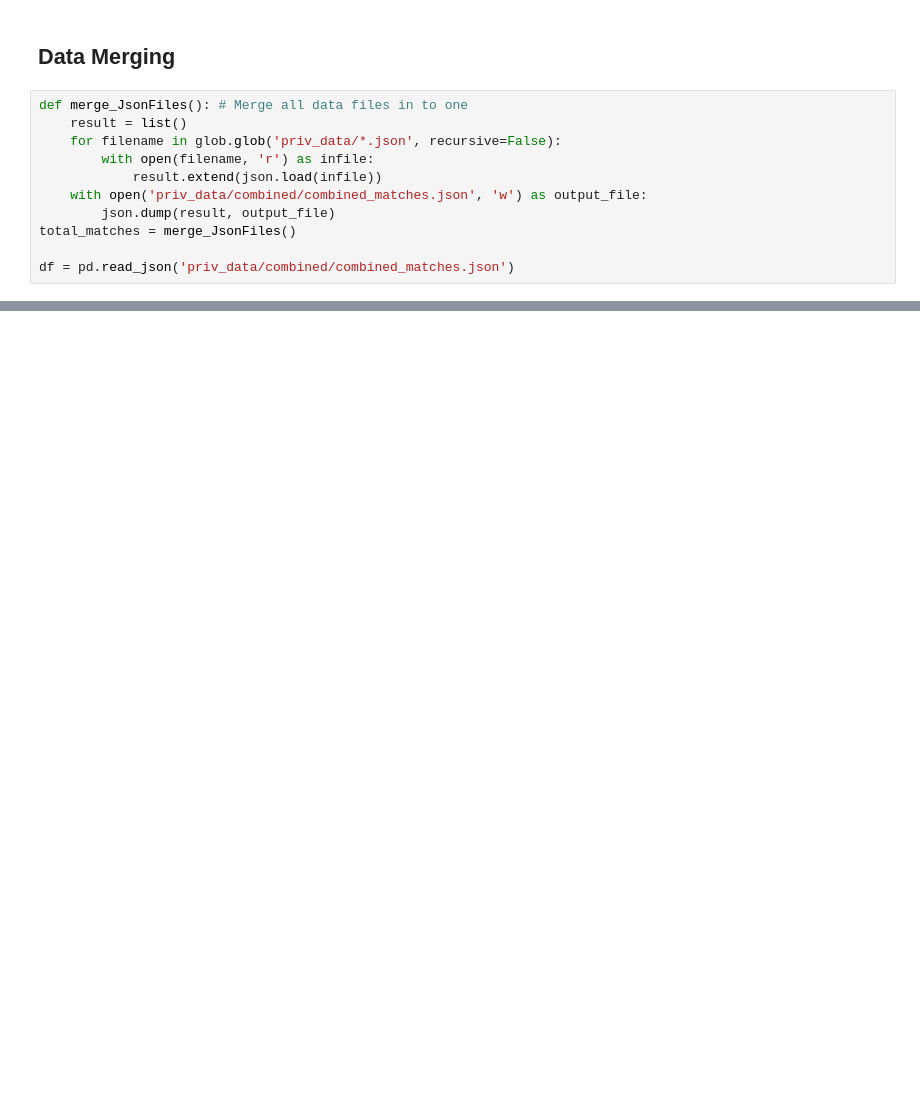
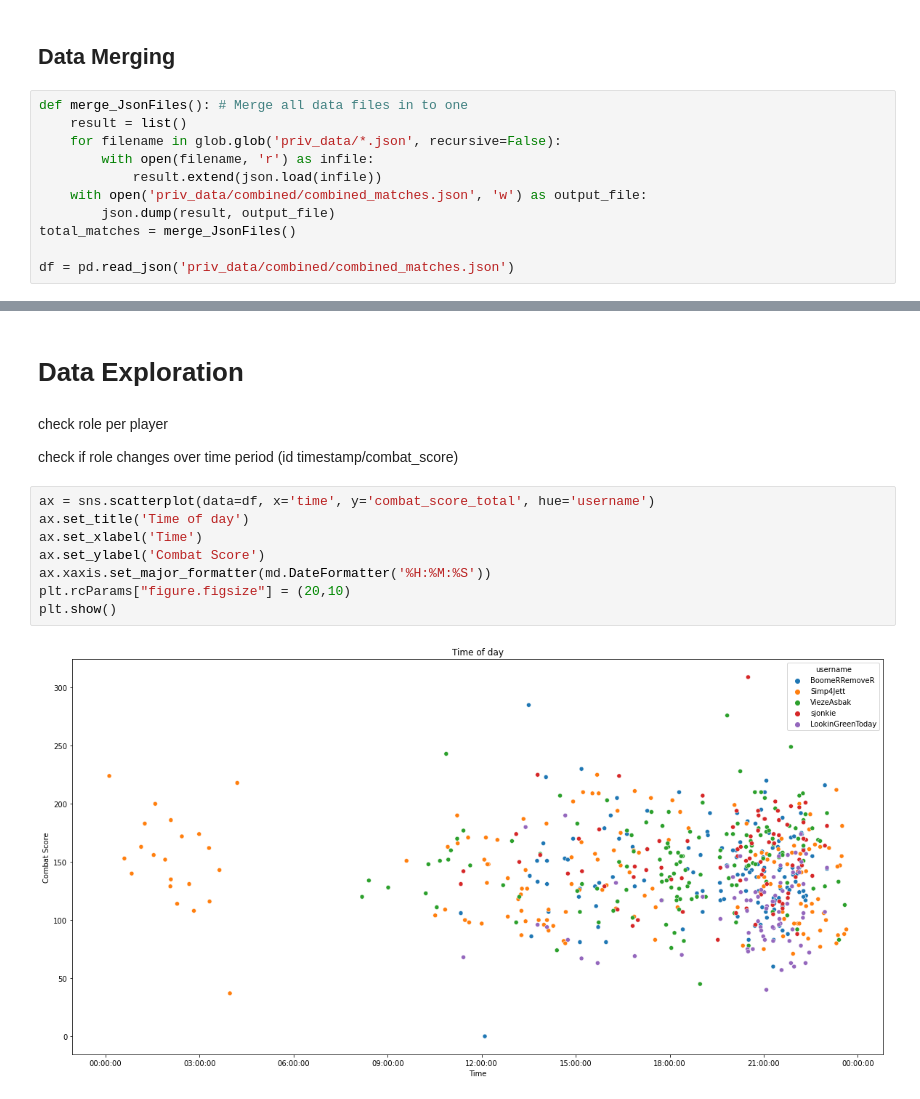
Before and after one commit to sjerrietukkel/valorant_team_predictor, a Jupyter notebook: pred.ipynb, the cells around one changed output, grey strips where cells are left out. Drawn from its saved outputs; the diff is of its cells as text; blank space fills up the shorter version.

```diff
--- a/pred.ipynb
+++ b/pred.ipynb
@@ -50,0 +152,16 @@ memory usage: 94.9+ KB
+# %% [markdown]
+# Data Exploration
+# %% [markdown]
+check role per player
+
+check if role changes over time period (id timestamp/combat_score)
+# %%
+ax = sns.scatterplot(data=df, x='time', y='combat_score_total', hue='username')
+ax.set_title('Time of day')
+ax.set_xlabel('Time')
+ax.set_ylabel('Combat Score')
+ax.xaxis.set_major_formatter(md.DateFormatter('%H:%M:%S'))
+plt.rcParams["figure.figsize"] = (20,10)
+plt.show()
+# %% [output]
+[figure, added]
```
Also changed, not shown: parts of 37 cells of this notebook, 8 other files.
